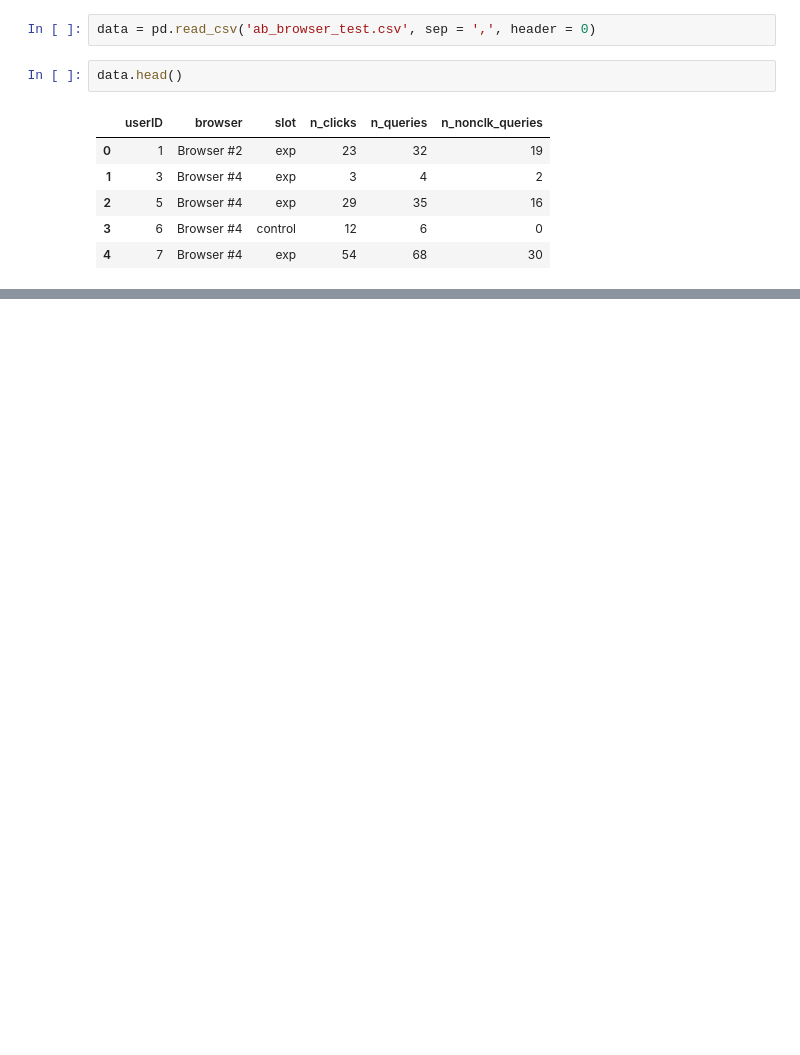
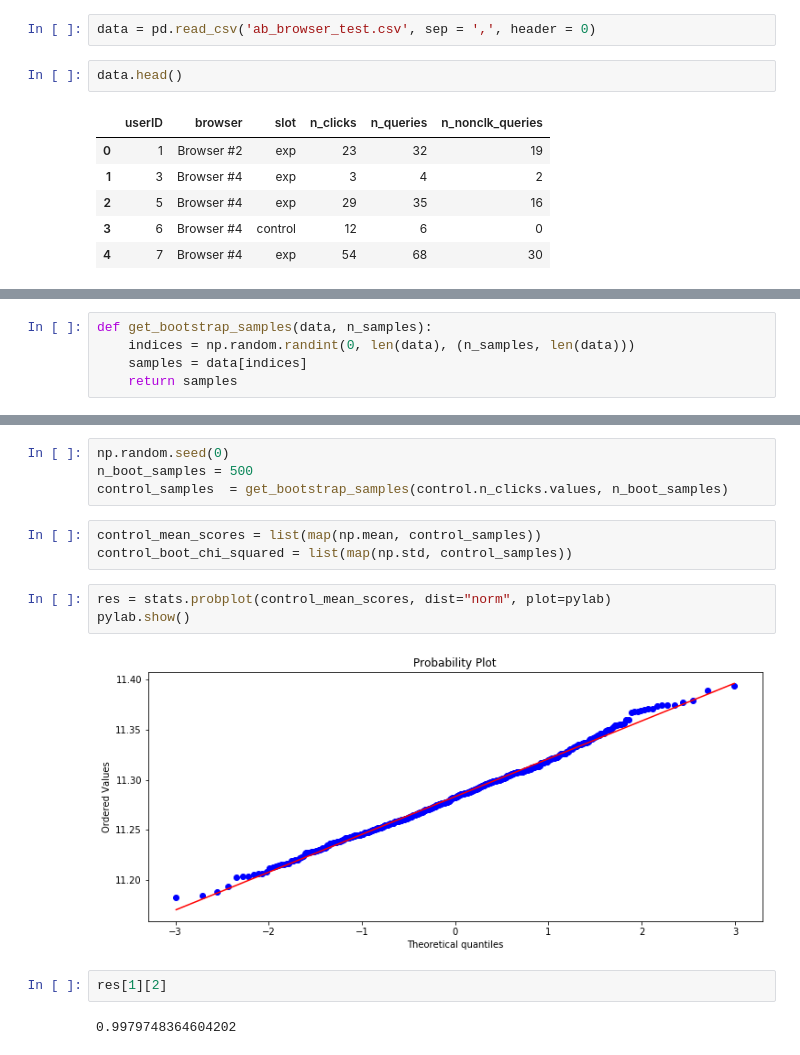
Before and after one commit to laurynovich/Coursera, a Jupyter notebook: Математика и Python для анализа данных/Построение выводов по данным/My assignments/Week4/Анализ результатов АБ-теста.ipynb, the cells around one changed output, grey strips where cells are left out. Drawn from its saved outputs; the diff is of its cells as text; blank space fills up the shorter version.

```diff
--- a/Математика и Python для анализа данных/Построение выводов по данным/My assignments/Week4/Анализ результатов АБ-теста.ipynb
+++ b/Математика и Python для анализа данных/Построение выводов по данным/My assignments/Week4/Анализ результатов АБ-теста.ipynb
@@ -24,0 +64,5 @@ data.head()
+# %%
+def get_bootstrap_samples(data, n_samples):
+    indices = np.random.randint(0, len(data), (n_samples, len(data)))
+    samples = data[indices]
+    return samples
@@ -24,0 +134,16 @@ data.head()
+# %%
+np.random.seed(0)
+n_boot_samples = 500
+control_samples  = get_bootstrap_samples(control.n_clicks.values, n_boot_samples)
+# %%
+control_mean_scores = list(map(np.mean, control_samples))
+control_boot_chi_squared = list(map(np.std, control_samples))
+# %%
+res = stats.probplot(control_mean_scores, dist="norm", plot=pylab)
+pylab.show()
+# %% [output]
+[figure, added]
+# %%
+res[1][2]
+# %% [output]
+0.9979748364604202
```
Also changed, not shown: parts of 19 cells of this notebook, 1 other file.
